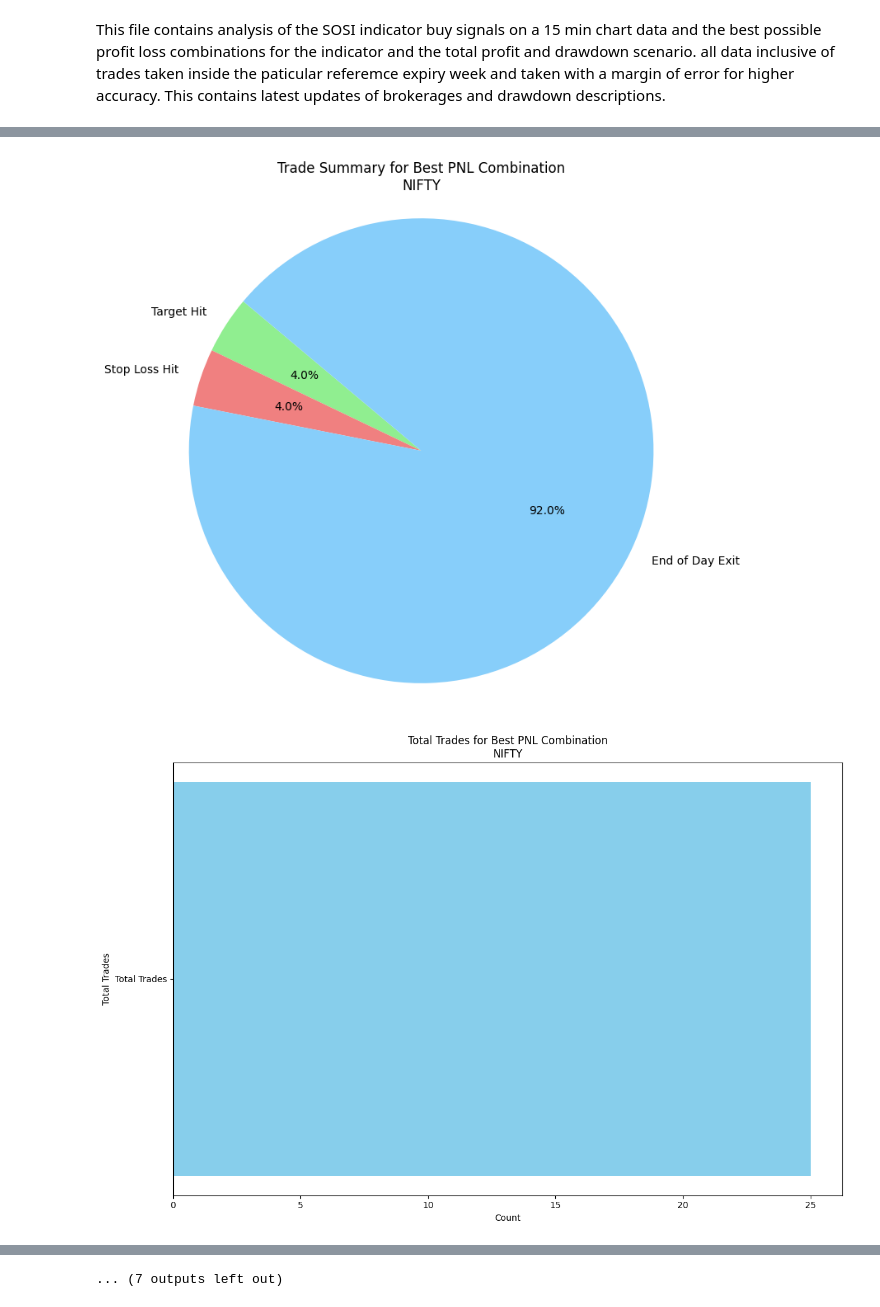
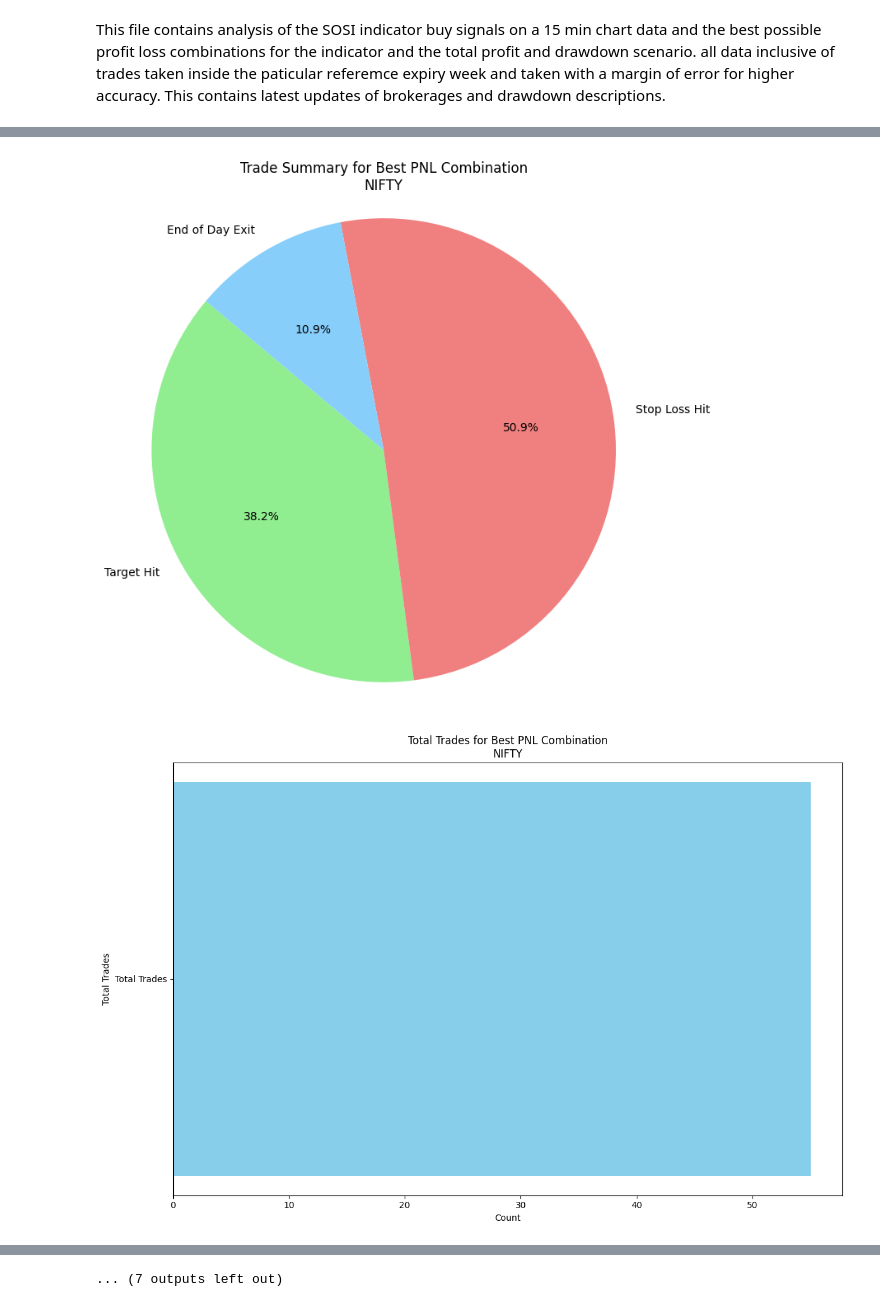
Before and after one commit to MinorLeopard/OptionChartAnalysis, a Jupyter notebook: AutomatedSOSIExpiryWeekAnalysis15min.ipynb, the cells around one changed output, grey strips where cells are left out. Saved outputs shown, nothing was run; the diff lists cells and outputs as text; code cells hidden in the pictures.

```diff
--- a/AutomatedSOSIExpiryWeekAnalysis15min.ipynb
+++ b/AutomatedSOSIExpiryWeekAnalysis15min.ipynb
@@ -11,9 +11,9 @@ import seaborn as sns
 # Function to filter buy signals from the 15-minute chart data
 def filter_signals(data):
     if 'SOSI_VOLD_THETA_Buy Signal' not in data.columns:
-        print("Warning: 'sosi Strong Buy Signal' column not found in the data.")
+        print("Warning: 'SOSI_VOLD_THETA_Buy Signal' column not found in the data.")
         return pd.DataFrame()  # Return an empty DataFrame if the column is not found
-    buy_signals = data[(data['Strong Buy Signal'] == True)]
+    buy_signals = data[(data['SOSI_VOLD_THETA_Buy Signal'] == True)]
     return buy_signals
 
 # Function to calculate charges
@@ -316,2 +316,2 @@ No buy signals found for NSE_NIFTY240704C23700, 15.csv. Skipping...
-[figure, old version]
+[figure, new version]
-[figure, old version]
+[figure, new version]
```
Also changed, not shown: parts of 1 cell of this notebook, 2 other files.
